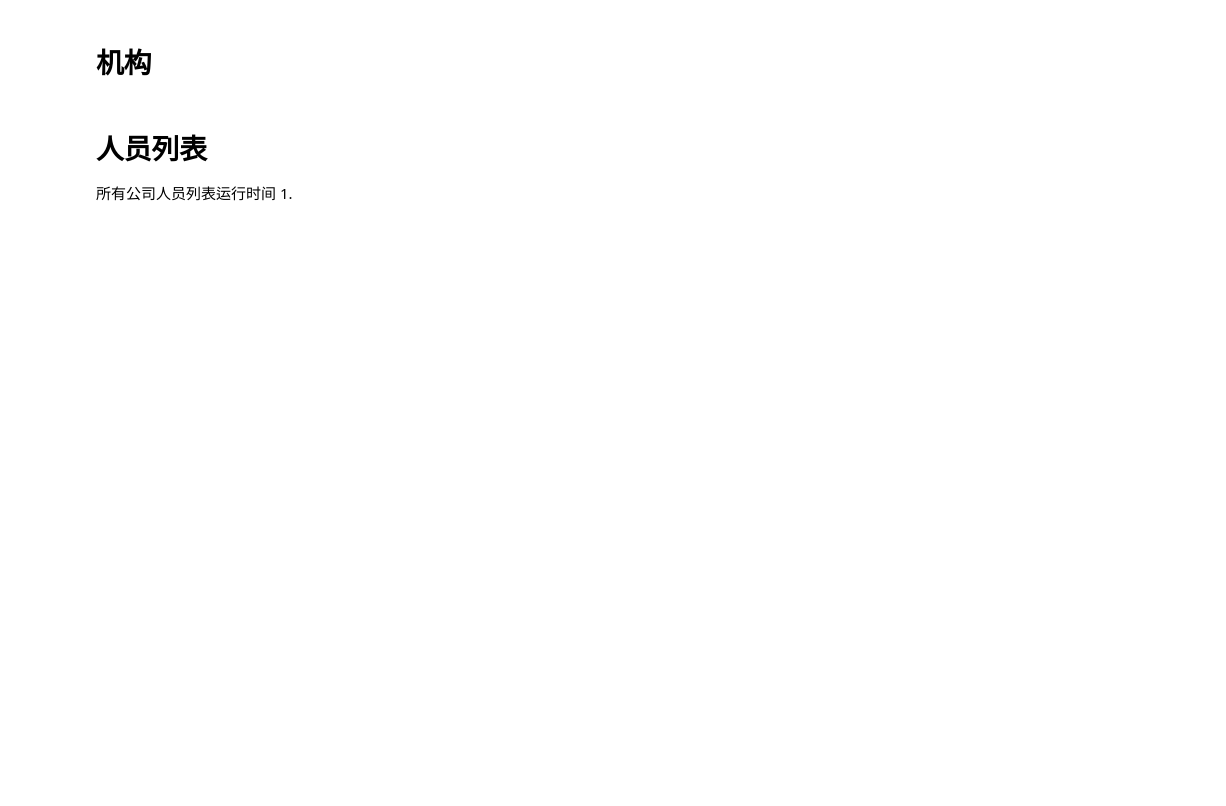
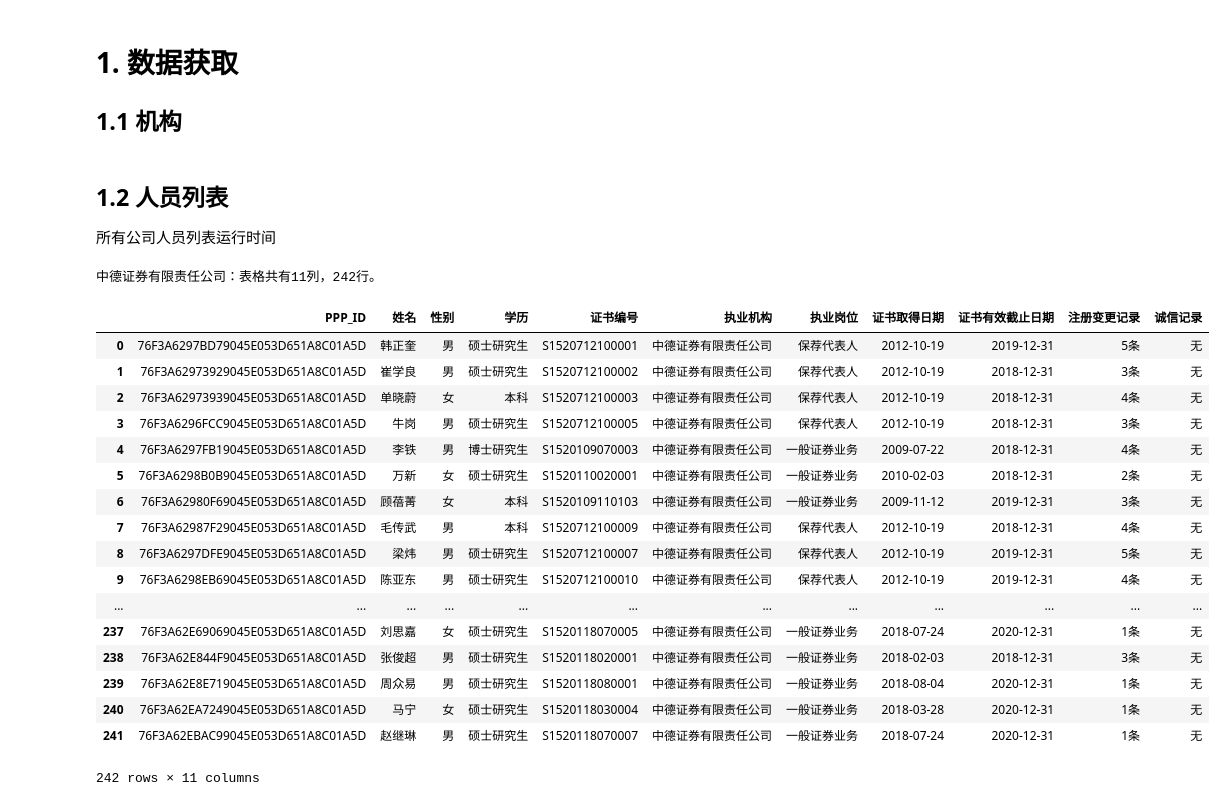
Before and after one commit to qzcool/SAC, a Jupyter notebook: test.ipynb, the cells around one changed output. Saved outputs shown, nothing was run; the diff lists cells and outputs as text; code cells hidden in the pictures; blank space fills up the shorter version.

```diff
--- a/test.ipynb
+++ b/test.ipynb
@@ -4,4 +5,5 @@ from downloader import *
 # %% [markdown]
-# 机构
+# 1. 数据获取
+## 1.1 机构
 # %%
 %%time
@@ -9,8 +11,27 @@ df_companies = Company().get_company_list(save_to_local=True)
 # %% [markdown]
-# 人员列表
+## 1.2 人员列表
 所有公司人员列表运行时间
-1.
 # %%
 %%time
 # 单个公司人员列表：不含保存到本地的功能
-df_people = People().get_people_list(company_ID='1999152')
+df_people = People(headless=True).get_people_list(company_ID='1999152')
+# %% [output]
+中德证券有限责任公司：表格共有11列，242行。
+|  | PPP_ID | 姓名 | 性别 | 学历 | 证书编号 | 执业机构 | 执业岗位 | 证书取得日期 | 证书有效截止日期 | 注册变更记录 | 诚信记录 |
+| 0 | 76F3A6297BD79045E053D651A8C01A5D | 韩正奎 | 男 | 硕士研究生 | S1520712100001 | 中德证券有限责任公司 | 保荐代表人 | 2012-10-19 | 2019-12-31 | 5条 | 无 |
+| 1 | 76F3A62973929045E053D651A8C01A5D | 崔学良 | 男 | 硕士研究生 | S1520712100002 | 中德证券有限责任公司 | 保荐代表人 | 2012-10-19 | 2018-12-31 | 3条 | 无 |
+| 2 | 76F3A62973939045E053D651A8C01A5D | 单晓蔚 | 女 | 本科 | S1520712100003 | 中德证券有限责任公司 | 保荐代表人 | 2012-10-19 | 2018-12-31 | 4条 | 无 |
+| 3 | 76F3A6296FCC9045E053D651A8C01A5D | 牛岗 | 男 | 硕士研究生 | S1520712100005 | 中德证券有限责任公司 | 保荐代表人 | 2012-10-19 | 2018-12-31 | 3条 | 无 |
+| 4 | 76F3A6297FB19045E053D651A8C01A5D | 李铁 | 男 | 博士研究生 | S1520109070003 | 中德证券有限责任公司 | 一般证券业务 | 2009-07-22 | 2018-12-31 | 4条 | 无 |
+| 5 | 76F3A6298B0B9045E053D651A8C01A5D | 万新 | 女 | 硕士研究生 | S1520110020001 | 中德证券有限责任公司 | 一般证券业务 | 2010-02-03 | 2018-12-31 | 2条 | 无 |
+| 6 | 76F3A62980F69045E053D651A8C01A5D | 顾蓓菁 | 女 | 本科 | S1520109110103 | 中德证券有限责任公司 | 一般证券业务 | 2009-11-12 | 2019-12-31 | 3条 | 无 |
+| 7 | 76F3A62987F29045E053D651A8C01A5D | 毛传武 | 男 | 本科 | S1520712100009 | 中德证券有限责任公司 | 保荐代表人 | 2012-10-19 | 2018-12-31 | 4条 | 无 |
+| 8 | 76F3A6297DFE9045E053D651A8C01A5D | 梁炜 | 男 | 硕士研究生 | S1520712100007 | 中德证券有限责任公司 | 保荐代表人 | 2012-10-19 | 2019-12-31 | 5条 | 无 |
+| 9 | 76F3A6298EB69045E053D651A8C01A5D | 陈亚东 | 男 | 硕士研究生 | S1520712100010 | 中德证券有限责任公司 | 保荐代表人 | 2012-10-19 | 2019-12-31 | 4条 | 无 |
+| ... | ... | ... | ... | ... | ... | ... | ... | ... | ... | ... | ... |
+| 237 | 76F3A62E69069045E053D651A8C01A5D | 刘思嘉 | 女 | 硕士研究生 | S1520118070005 | 中德证券有限责任公司 | 一般证券业务 | 2018-07-24 | 2020-12-31 | 1条 | 无 |
+| 238 | 76F3A62E844F9045E053D651A8C01A5D | 张俊超 | 男 | 硕士研究生 | S1520118020001 | 中德证券有限责任公司 | 一般证券业务 | 2018-02-03 | 2018-12-31 | 3条 | 无 |
+| 239 | 76F3A62E8E719045E053D651A8C01A5D | 周众易 | 男 | 硕士研究生 | S1520118080001 | 中德证券有限责任公司 | 一般证券业务 | 2018-08-04 | 2020-12-31 | 1条 | 无 |
+| 240 | 76F3A62EA7249045E053D651A8C01A5D | 马宁 | 女 | 硕士研究生 | S1520118030004 | 中德证券有限责任公司 | 一般证券业务 | 2018-03-28 | 2020-12-31 | 1条 | 无 |
+| 241 | 76F3A62EBAC99045E053D651A8C01A5D | 赵继琳 | 男 | 硕士研究生 | S1520118070007 | 中德证券有限责任公司 | 一般证券业务 | 2018-07-24 | 2020-12-31 | 1条 | 无 |
+242 rows × 11 columns
```
Also changed, not shown: parts of 12 cells of this notebook.
